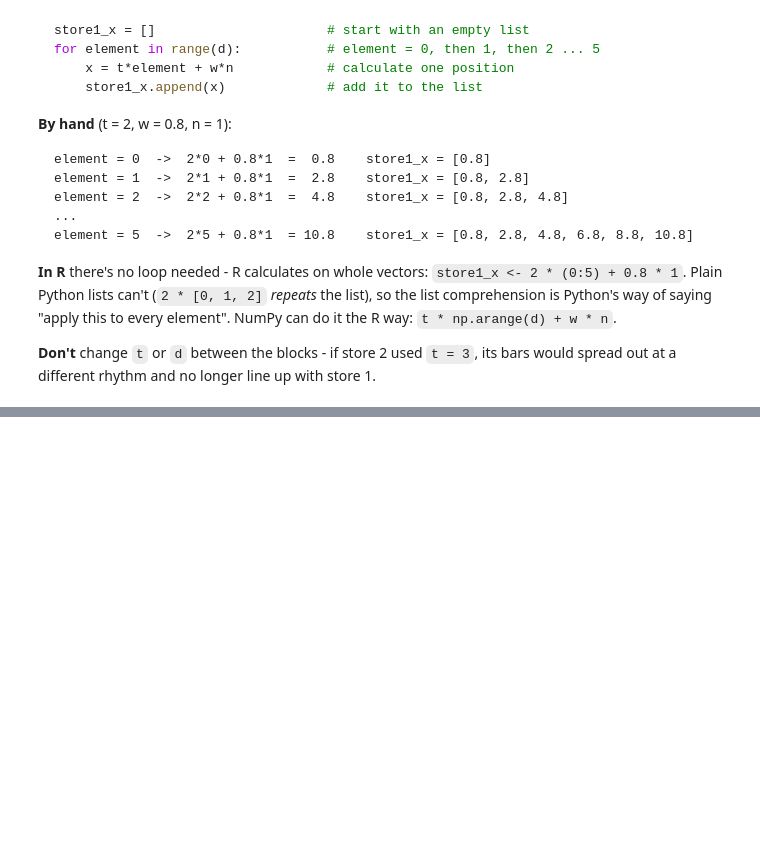
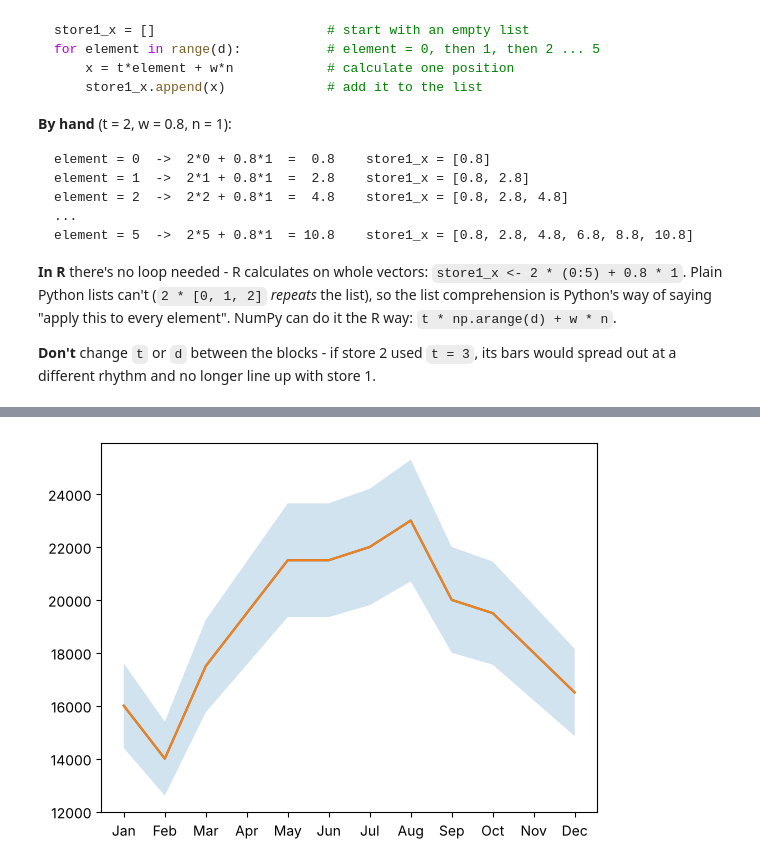
Before and after one commit to kkg98/panda-for-finance, a Jupyter notebook: notes/4_visualizing_finance_data/02_different_plot_types.ipynb, the cells around one changed output, grey strips where cells are left out. Cells and saved outputs as stored; diff of their text form; code cells hidden in the pictures; blank space fills up the shorter version.

```diff
--- a/notes/4_visualizing_finance_data/02_different_plot_types.ipynb
+++ b/notes/4_visualizing_finance_data/02_different_plot_types.ipynb
@@ -186,0 +263,20 @@ element = 5  ->  2*5 + 0.8*1  = 10.8    store1_x = [0.8, 2.8, 4.8, 6.8, 8.8, 10.
+# %%
+months = range(12)
+month_names = ["Jan", "Feb", "Mar", "Apr", "May", "Jun", "Jul", "Aug", "Sep", "Oct", "Nov", "Dec"]
+revenue = [16000, 14000, 17500, 19500, 21500, 21500, 22000, 23000, 20000, 19500, 18000, 16500]
+
+plt.figure()
+plt.plot(months, revenue)
+
+ax = plt.subplot()
+ax.set_xticks(months)
+ax.set_xticklabels(month_names)
+
+y_lower = [0.9 * i for i in revenue]
+y_upper = [1.1 * i for i in revenue]
+plt.fill_between(months, y_lower, y_upper, alpha = 0.2)
+plt.plot(months, revenue)
+plt.savefig(CHARTS + '02_06b_mistake_line_drawn_twice.png')
+plt.show()
+# %% [output]
+[figure, added]
```
Also changed, not shown: parts of 25 cells of this notebook, 11 other files.
